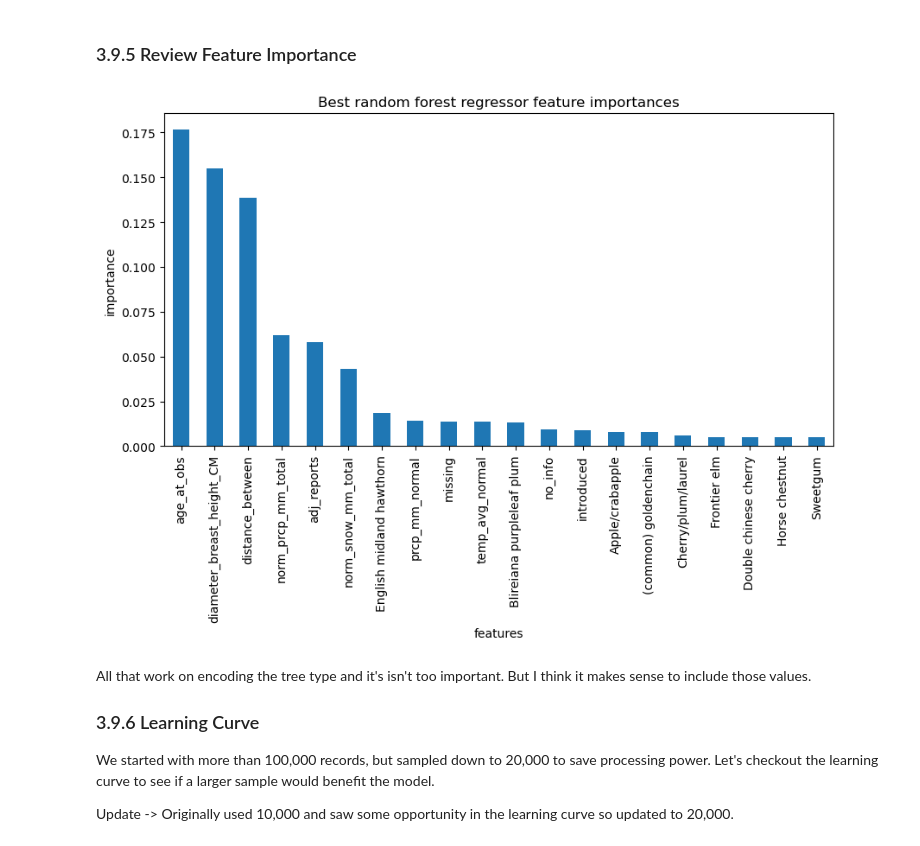
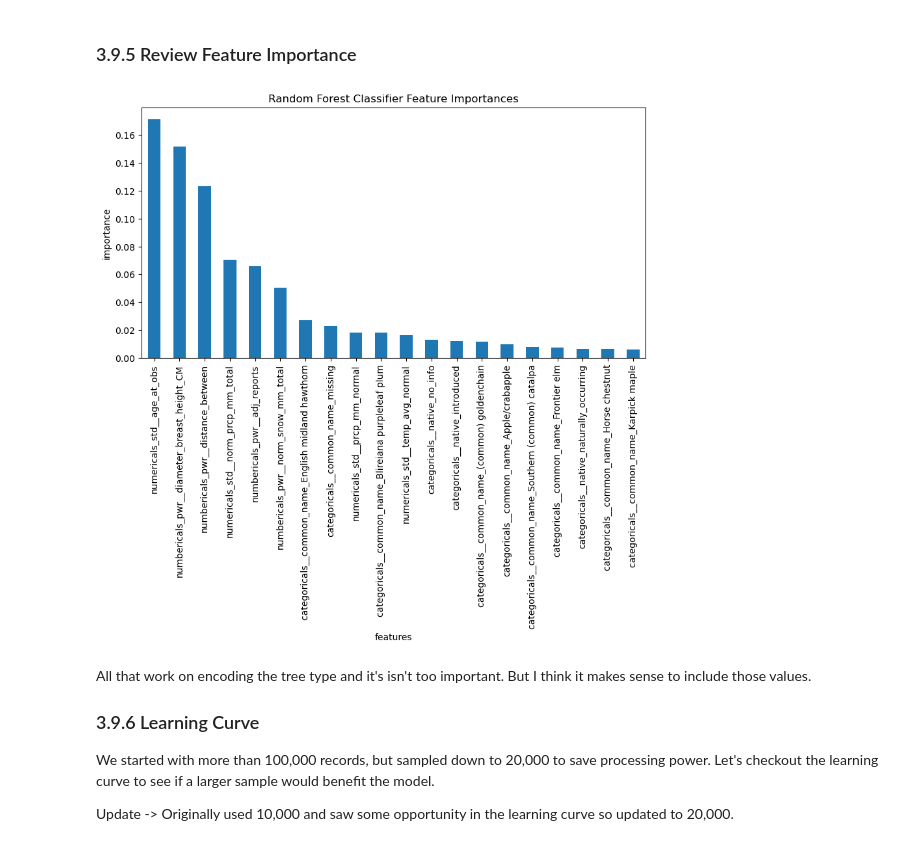
Before and after one commit to BrettlyCD/seattle-trees-project, a Jupyter notebook: notebooks/03_preproc_and_train.ipynb, the cells around one changed output. Cells and saved outputs as stored; diff of their text form; code cells hidden in the pictures.

```diff
--- a/notebooks/03_preproc_and_train.ipynb
+++ b/notebooks/03_preproc_and_train.ipynb
@@ -903,0 +813,11 @@ GridSearchCV(cv=5, estimator=RandomForestClassifier(),
+# %%
+#create our GridSearch object. I am thinking our evaluation measure would be best suited as precision. I want to penalize the model for predicting retention whne it isn't the case. But I will include f1 in the scoring and refit based on precision
+cv = GridSearchCV(
+    pipe_rf,
+    rand_grid2,
+    cv = 5,
+    scoring = ['recall_macro', 'f1_macro'],
+    refit = 'recall_macro'
+)
+# %%
+cv.fit(X_res_final, y_res_final)
@@ -973,15 +908,35 @@ weighted avg       0.59      0.59      0.59      4000
 # %% [markdown]
 ### 3.9.5 Review Feature Importance
-# %%
-plt.subplots(figsize=(10, 5))
-imps = cv.best_estimator_.feature_importances_
-rf_feat_imps = pd.Series(imps, index=X_res_scaled_coded.columns).sort_values(ascending=False)[:20]
-rf_feat_imps.plot(kind='bar')
-plt.xlabel('features')
-plt.ylabel('importance')
-plt.title('Best random forest regressor feature importances');
-# %% [output]
-[figure, removed]
+# %%
+plt.subplots(figsize=(10, 5))
+
+# Assuming the last step in your pipeline is the Random Forest model
+rf_model = cv.best_estimator_[-1]
+
+# Check if it's indeed a Random Forest model
+if isinstance(rf_model, RandomForestClassifier):
+    imps = rf_model.feature_importances_
+
+    # Get the OneHotEncoder from the pipeline
+    encoder = cv.best_estimator_[:-1].named_steps['preprocessing']
+
+    # Get the original categorical column names
+    categorical_columns = encoder.get_feature_names_out()
+
+    # Create a series with categorical columns as index
+    rf_feat_imps = pd.Series(imps, index=categorical_columns).sort_values(ascending=False)[:20]
+
+    # Plot the feature importances
+    rf_feat_imps.plot(kind='bar')
+    plt.xlabel('features')
+    plt.ylabel('importance')
+    plt.title('Random Forest Classifier Feature Importances')
+else:
+    print("The last estimator in the pipeline is not a RandomForestClassifier.")
+
+plt.show()
+# %% [output]
+[figure, added]
 # %% [markdown]
 All that work on encoding the tree type and it's isn't too important. But I think it makes sense to include those values.
 
```
Also changed, not shown: parts of 44 cells of this notebook.
